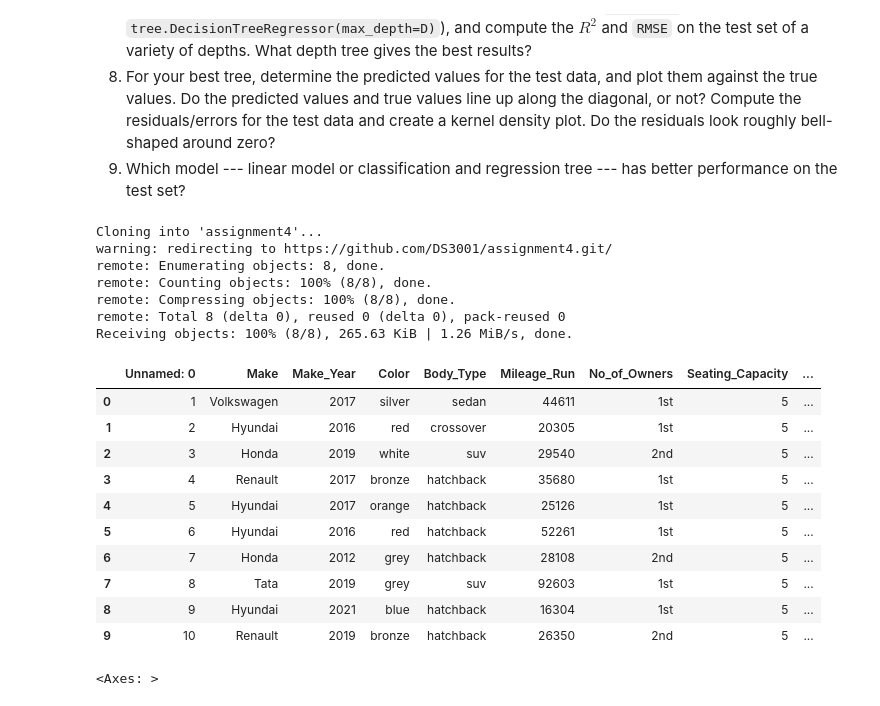
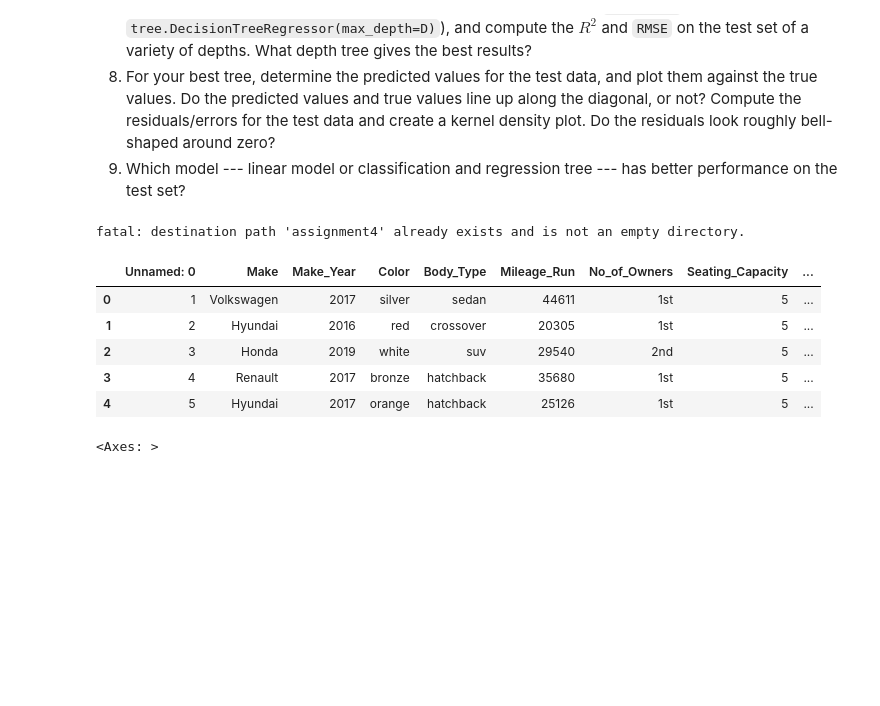
Before and after one commit to racheljhuh/assignment4, a Jupyter notebook: assignment4.ipynb, the cells around one changed output. Drawn from its saved outputs; the diff is of its cells as text; code cells hidden in the pictures; blank space fills up the shorter version.

```diff
--- a/assignment4.ipynb
+++ b/assignment4.ipynb
@@ -25,31 +25,22 @@
 # %%
 import numpy as np # Import the numpy package into your workspace
 import pandas as pd  # Import the pandas package into your workspace
 import seaborn as sns # Import Seaborn
 import matplotlib.pyplot as plt
+from sklearn.linear_model import LinearRegression
+from sklearn.metrics import r2_score, mean_squared_error
 
 ! git clone https://www.github.com/DS3001/assignment4
 df = pd.read_csv('./assignment4/data/cars_hw.csv',low_memory=False)
-df.head(10)
+df.head()
 # %% [output]
-Cloning into 'assignment4'...
-warning: redirecting to https://github.com/DS3001/assignment4.git/
-remote: Enumerating objects: 8, done.
-remote: Counting objects: 100% (8/8), done.
-remote: Compressing objects: 100% (8/8), done.
-remote: Total 8 (delta 0), reused 0 (delta 0), pack-reused 0
-Receiving objects: 100% (8/8), 265.63 KiB | 1.26 MiB/s, done.
+fatal: destination path 'assignment4' already exists and is not an empty directory.
 |  | Unnamed: 0 | Make | Make_Year | Color | Body_Type | Mileage_Run | No_of_Owners | Seating_Capacity | ... |
 | 0 | 1 | Volkswagen | 2017 | silver | sedan | 44611 | 1st | 5 | ... |
 | 1 | 2 | Hyundai | 2016 | red | crossover | 20305 | 1st | 5 | ... |
 | 2 | 3 | Honda | 2019 | white | suv | 29540 | 2nd | 5 | ... |
 | 3 | 4 | Renault | 2017 | bronze | hatchback | 35680 | 1st | 5 | ... |
 | 4 | 5 | Hyundai | 2017 | orange | hatchback | 25126 | 1st | 5 | ... |
-| 5 | 6 | Hyundai | 2016 | red | hatchback | 52261 | 1st | 5 | ... |
-| 6 | 7 | Honda | 2012 | grey | hatchback | 28108 | 2nd | 5 | ... |
-| 7 | 8 | Tata | 2019 | grey | suv | 92603 | 1st | 5 | ... |
-| 8 | 9 | Hyundai | 2021 | blue | hatchback | 16304 | 1st | 5 | ... |
-| 9 | 10 | Renault | 2019 | bronze | hatchback | 26350 | 2nd | 5 | ... |
 # %%
 price = df['Price']
 sns.boxplot(price)
```
Also changed, not shown: parts of 11 cells of this notebook.
